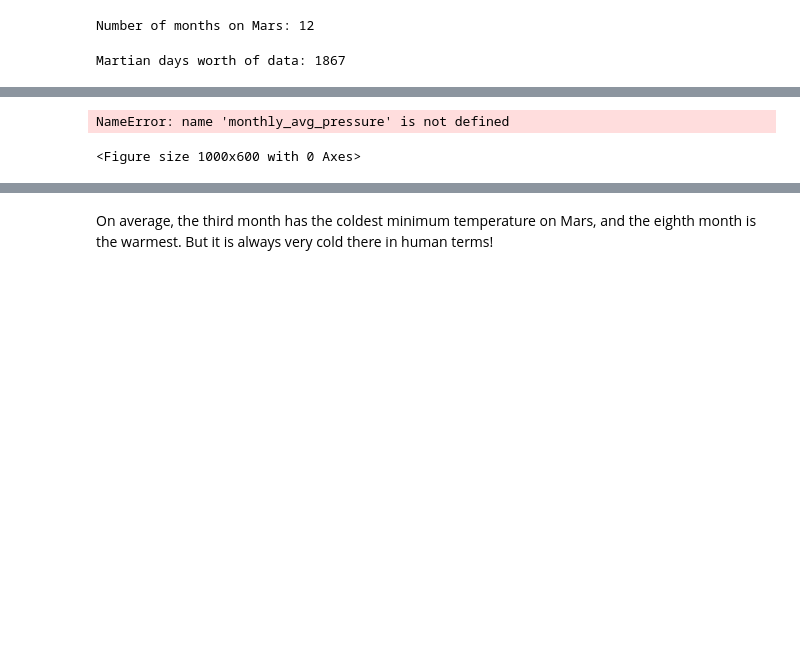
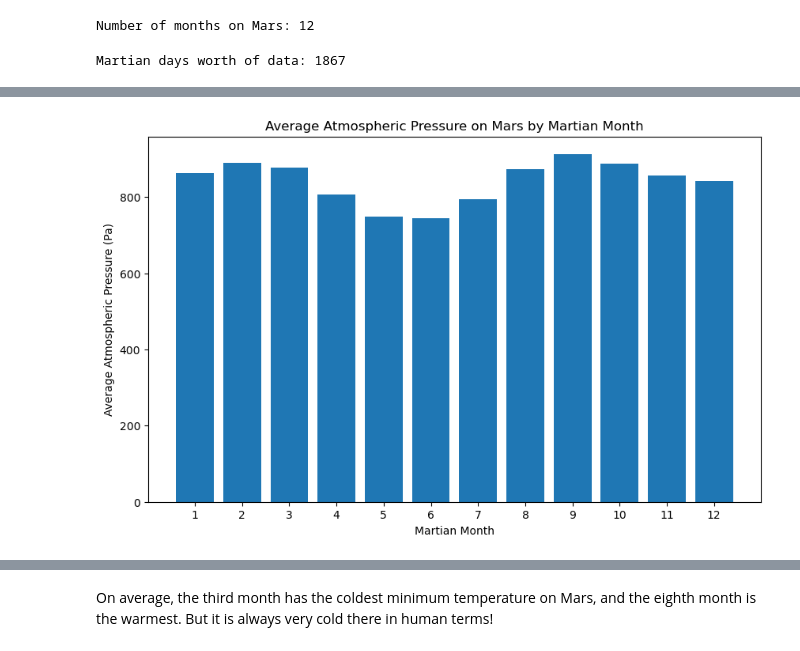
Before and after one commit to mehpree/web-scraping, a Jupyter notebook: part_2_mars_weather.ipynb, the cells around one changed output, grey strips where cells are left out. Cells and saved outputs as stored; diff of their text form; code cells hidden in the pictures; blank space fills up the shorter version.

```diff
--- a/part_2_mars_weather.ipynb
+++ b/part_2_mars_weather.ipynb
@@ -228,15 +247,14 @@ TypeError: Could not convert 853.0854.0855.0857.0857.0856.0857.0861.0862.0863.08
 # %%
 # Plot the average pressure by month
 plt.figure(figsize=(10, 6))
 plt.bar(monthly_avg_pressure.index, monthly_avg_pressure.values)
 plt.xlabel("Martian Month")
 plt.ylabel("Average Atmospheric Pressure (Pa)")
 plt.title("Average Atmospheric Pressure on Mars by Martian Month")
-plt.xticks(monthly_avg_pressure.index, rotation=45)
+plt.xticks(monthly_avg_pressure.index, rotation=0)
 plt.show()
 # %% [output]
-NameError: name 'monthly_avg_pressure' is not defined
-<Figure size 1000x600 with 0 Axes>
+[figure, added]
 # %%
 # 5. How many terrestrial (earth) days are there in a Martian year?
 earth_days_in_mars_year = num_martian_days / num_months
```
Also changed, not shown: parts of 8 cells of this notebook, 1 other file.
